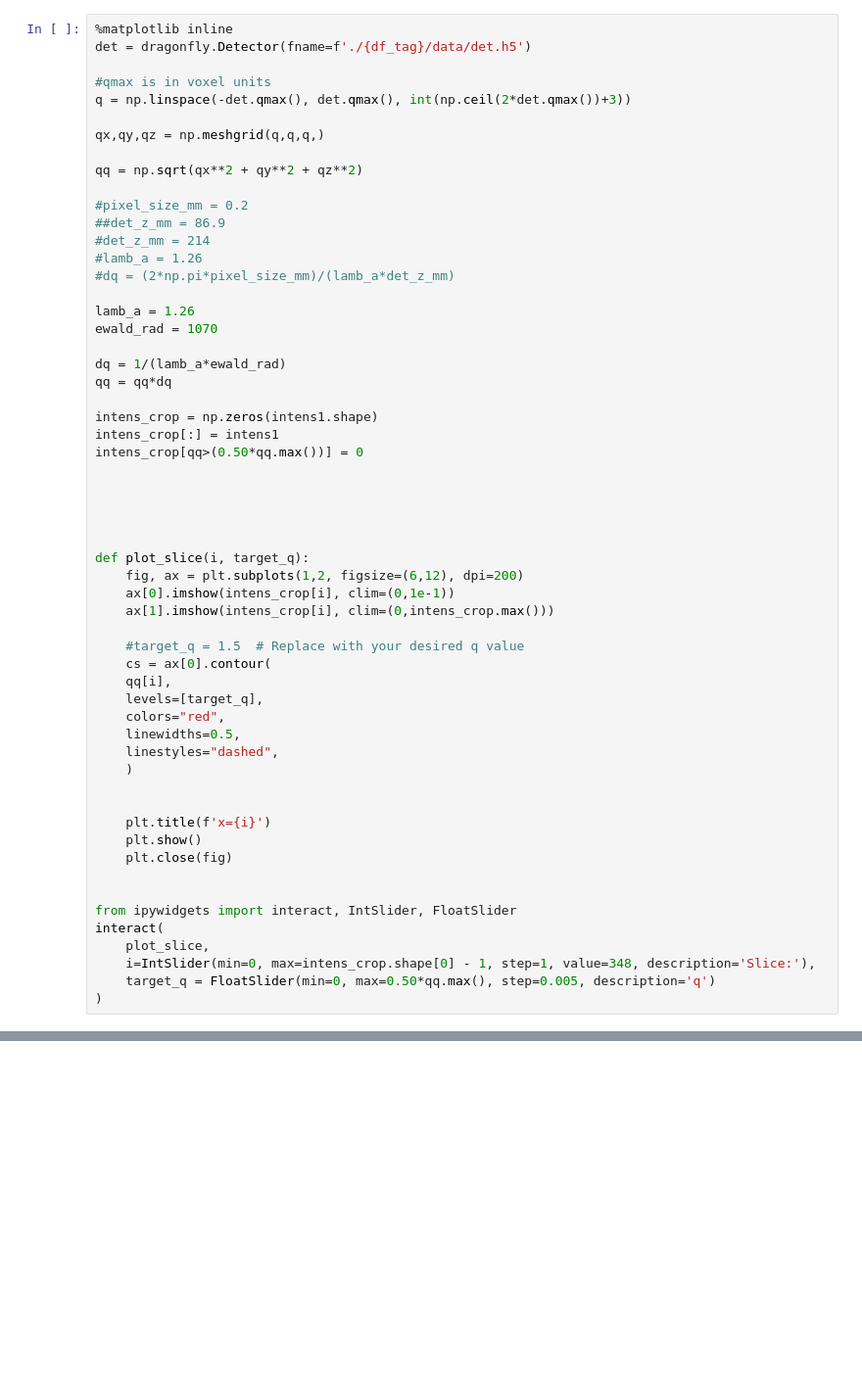
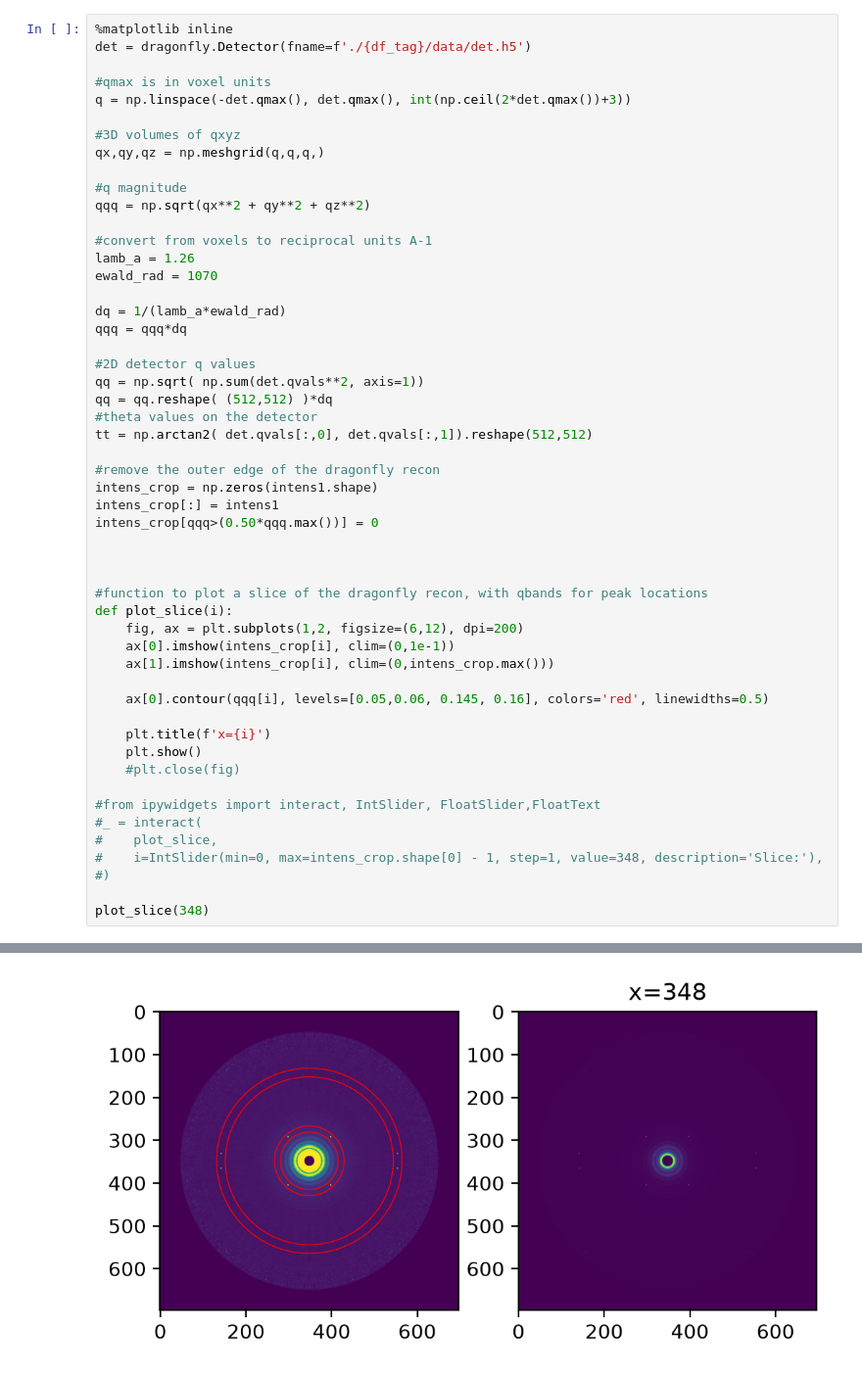
Before and after one commit to YellowSub17/dfly-p6933, a Jupyter notebook: peak_investigation.ipynb, the cells around one changed output, grey strips where cells are left out. Shown at 98% size. Saved outputs shown, nothing was run; the diff lists cells and outputs as text; blank space fills up the shorter version.

```diff
--- a/peak_investigation.ipynb
+++ b/peak_investigation.ipynb
@@ -23,54 +27,49 @@ det = dragonfly.Detector(fname=f'./{df_tag}/data/det.h5')
 #qmax is in voxel units
 q = np.linspace(-det.qmax(), det.qmax(), int(np.ceil(2*det.qmax())+3))
 
+#3D volumes of qxyz
 qx,qy,qz = np.meshgrid(q,q,q,)
 
-qq = np.sqrt(qx**2 + qy**2 + qz**2)
+#q magnitude
+qqq = np.sqrt(qx**2 + qy**2 + qz**2)
 
-#pixel_size_mm = 0.2
-##det_z_mm = 86.9
-#det_z_mm = 214
-#lamb_a = 1.26
-#dq = (2*np.pi*pixel_size_mm)/(lamb_a*det_z_mm)
-
+#convert from voxels to reciprocal units A-1
 lamb_a = 1.26
 ewald_rad = 1070
 
 dq = 1/(lamb_a*ewald_rad)
-qq = qq*dq
+qqq = qqq*dq
 
+#2D detector q values
+qq = np.sqrt( np.sum(det.qvals**2, axis=1))
+qq = qq.reshape( (512,512) )*dq
+#theta values on the detector
+tt = np.arctan2( det.qvals[:,0], det.qvals[:,1]).reshape(512,512)
+
+#remove the outer edge of the dragonfly recon
 intens_crop = np.zeros(intens1.shape)
 intens_crop[:] = intens1
-intens_crop[qq>(0.50*qq.max())] = 0
+intens_crop[qqq>(0.50*qqq.max())] = 0
 
 
 
-
-
-def plot_slice(i, target_q):
+#function to plot a slice of the dragonfly recon, with qbands for peak locations
+def plot_slice(i):
     fig, ax = plt.subplots(1,2, figsize=(6,12), dpi=200)
     ax[0].imshow(intens_crop[i], clim=(0,1e-1))
     ax[1].imshow(intens_crop[i], clim=(0,intens_crop.max()))
 
-    #target_q = 1.5  # Replace with your desired q value
-    cs = ax[0].contour(
-    qq[i],
-    levels=[target_q],
-    colors="red",
-    linewidths=0.5,
-    linestyles="dashed",
-    )
-
+    ax[0].contour(qqq[i], levels=[0.05,0.06, 0.145, 0.16], colors='red', linewidths=0.5)
 
     plt.title(f'x={i}')
     plt.show()
-    plt.close(fig)
+    #plt.close(fig)
 
+#from ipywidgets import interact, IntSlider, FloatSlider,FloatText
+#_ = interact(
+#    plot_slice,
+#    i=IntSlider(min=0, max=intens_crop.shape[0] - 1, step=1, value=348, description='Slice:'),
+#)
 
-from ipywidgets import interact, IntSlider, FloatSlider
-interact(
-    plot_slice,
-    i=IntSlider(min=0, max=intens_crop.shape[0] - 1, step=1, value=348, description='Slice:'),
-    target_q = FloatSlider(min=0, max=0.50*qq.max(), step=0.005, description='q')
-)
+plot_slice(348)
 # %% [output]
@@ -78,0 +76 @@ interactive(children=(IntSlider(value=348, description='Slice:', max=696), Float
+[figure, added]
```
Also changed, not shown: parts of 31 cells of this notebook, 1 other file.
